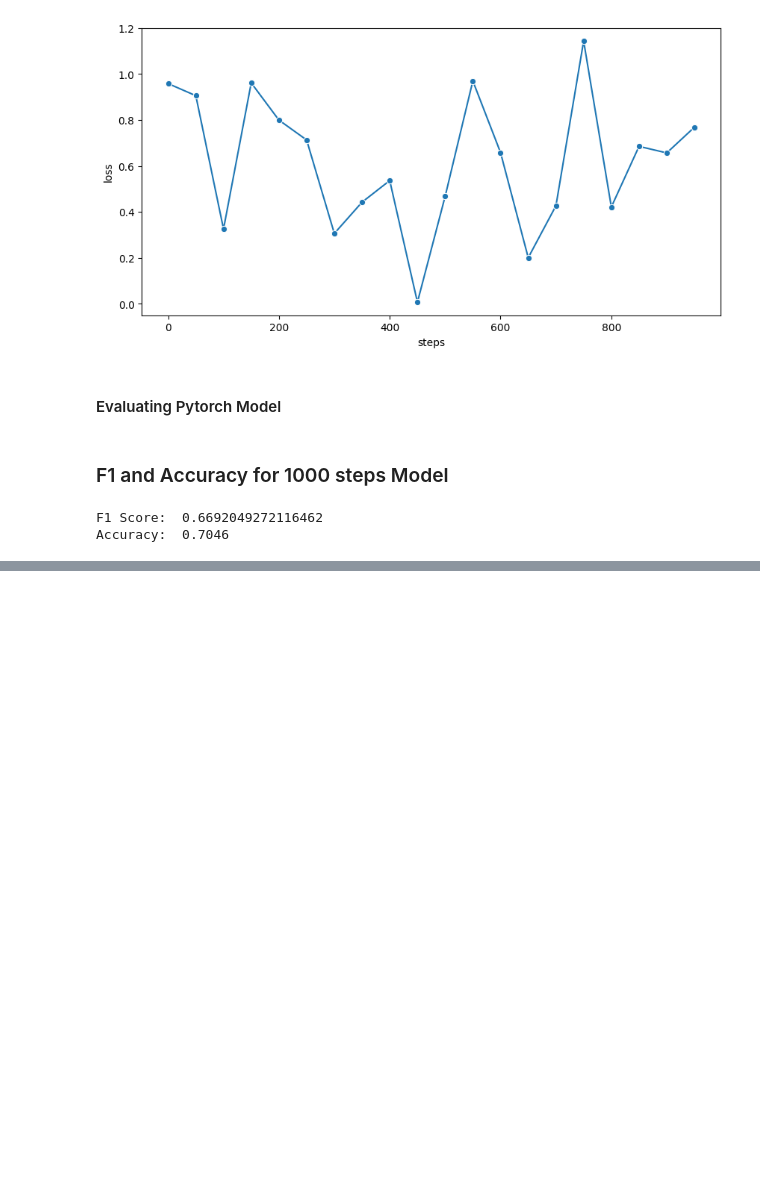
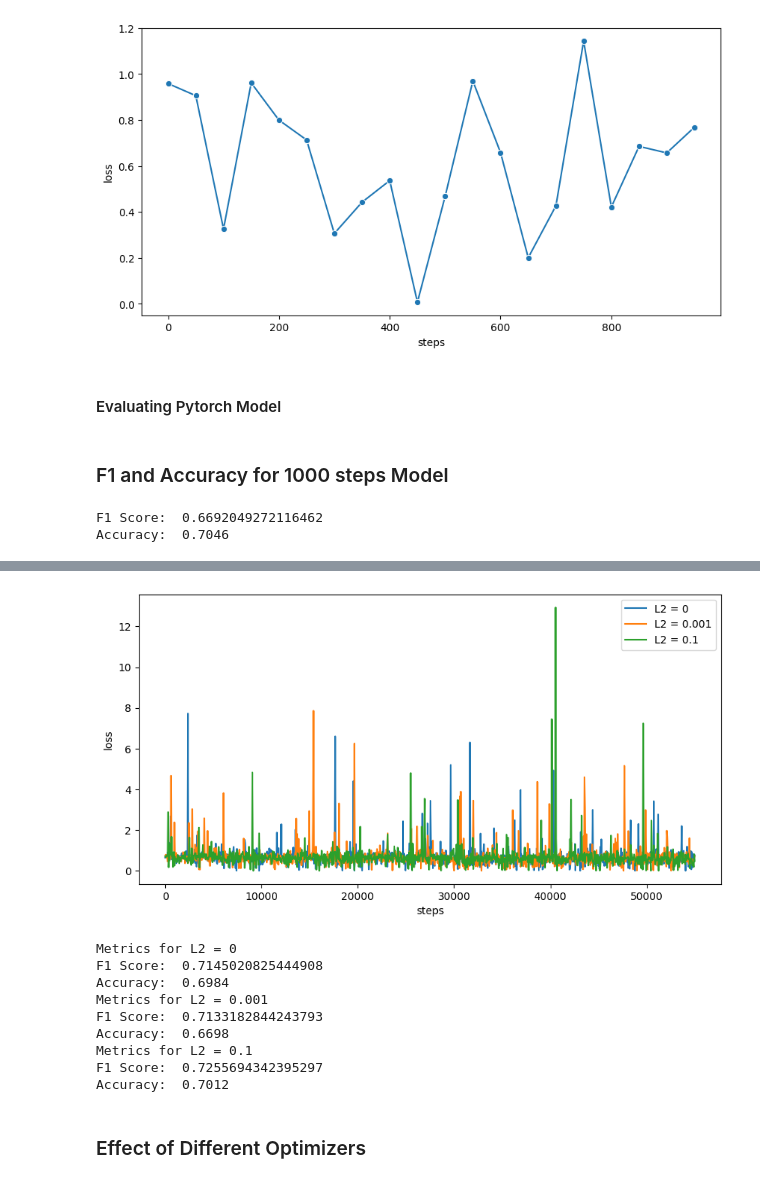
Before and after one commit to nandanasheri/cse595-hw1, a Jupyter notebook: model.ipynb, the cells around one changed output, grey strips where cells are left out. Cells and saved outputs as stored; diff of their text form; code cells hidden in the pictures; blank space fills up the shorter version.

```diff
--- a/model.ipynb
+++ b/model.ipynb
@@ -344,7 +344,7 @@ class LogisticRegression(nn.Module):
 df = pandas.read_csv("train.csv")
 
 # create a sparse matrix for all training documents
-matrix, indices = create_sparse_matrix(df["generation"])
+matrix, indices = create_sparse_matrix(df["generation"], better_tokenize)
 
 X_tensor = to_sparse_tensor(matrix)
 Y_class = create_class_vector(df['label'].values)
@@ -420,14 +420,13 @@ plt.show()
 [figure]
 # %%
 # function that takes in a text and predicts a class label
-def predict(text, model, indices):
-    test_features = create_document_vector(text, indices, False)
+def predict(text, model, indices, tokenizer):
+    test_features = create_document_vector(text, indices, tokenizer, False)
     test_tensor = torch.tensor(test_features, dtype=torch.float32)
     predicted_y = model(test_tensor)
     return predicted_y >= 0.5
 
-def evaluate(df_eval, Y_labels, indices, model):
-
+def evaluate(df_eval, Y_labels, indices, model, tokenizer=better_tokenize):
     true_pos, false_pos, false_neg, accurate = 0,0,0,0
     # this disables certain behaviors
     model.eval()
@@ -436,7 +435,7 @@ def evaluate(df_eval, Y_labels, indices, model):
         for i in range(len(df_eval["generation"])):
             input = df_eval["generation"].iloc[i]
             # predict through the model instantiated
-            predicted_y = predict(input, model, indices)
+            predicted_y = predict(input, model, indices, tokenizer)
 
             if predicted_y == Y_labels[i]:
                 accurate += 1
@@ -467,0 +469,18 @@ Accuracy:  0.7046
+# %%
+learning_rate = 5e-5
+bce_loss = nn.BCELoss()
+
+model_def = LogisticRegression(vocab_size)
+optimizer_def = torch.optim.SGD(model_def.parameters(), lr=learning_rate)
+# 1 full epoch with default weight decay
+losses_def = train(model_def, optimizer_def, X_tensor, Y_class, X_tensor.size()[0], 1, 50)
+
+model_001 = LogisticRegression(vocab_size)
+optimizer_001 = torch.optim.SGD(model_001.parameters(), lr=learning_rate)
+# 1 full epoch with weight decay = .001
+losses_001 = train(model_001, optimizer_001, X_tensor, Y_class, X_tensor.size()[0], 1, 50)
+
+model_1 = LogisticRegression(vocab_size)
+optimizer_1 = torch.optim.SGD(model_1.parameters(), lr=learning_rate)
+# 1 full epoch with weight decay = 0.1
+losses_1 = train(model_1, optimizer_1, X_tensor, Y_class, X_tensor.size()[0], 1, 50)
@@ -467,0 +505,28 @@ Accuracy:  0.7046
+# %%
+# Plot Loss across different L2 regularization
+plt.figure(figsize=(10, 5))
+sns.lineplot(data=pandas.DataFrame(losses_def, columns=['steps', 'loss']), x="steps", y="loss", label="L2 = 0")
+sns.lineplot(data=pandas.DataFrame(losses_001, columns=['steps', 'loss']), x="steps", y="loss", label="L2 = 0.001")
+sns.lineplot(data=pandas.DataFrame(losses_1, columns=['steps', 'loss']), x="steps", y="loss", label="L2 = 0.1")
+plt.show()
+
+# Compute F1 score for each model
+print("Metrics for L2 = 0")
+evaluate(df_eval, Y_class_eval, indices, model_def)
+print("Metrics for L2 = 0.001")
+evaluate(df_eval, Y_class_eval, indices, model_001)
+print("Metrics for L2 = 0.1")
+evaluate(df_eval, Y_class_eval, indices, model_1)
+# %% [output]
+[figure, added]
+Metrics for L2 = 0
+F1 Score:  0.7145020825444908
+Accuracy:  0.6984
+Metrics for L2 = 0.001
+F1 Score:  0.7133182844243793
+Accuracy:  0.6698
+Metrics for L2 = 0.1
+F1 Score:  0.7255694342395297
+Accuracy:  0.7012
+# %% [markdown]
+### Effect of Different Optimizers
```
Also changed, not shown: parts of 13 cells of this notebook.
